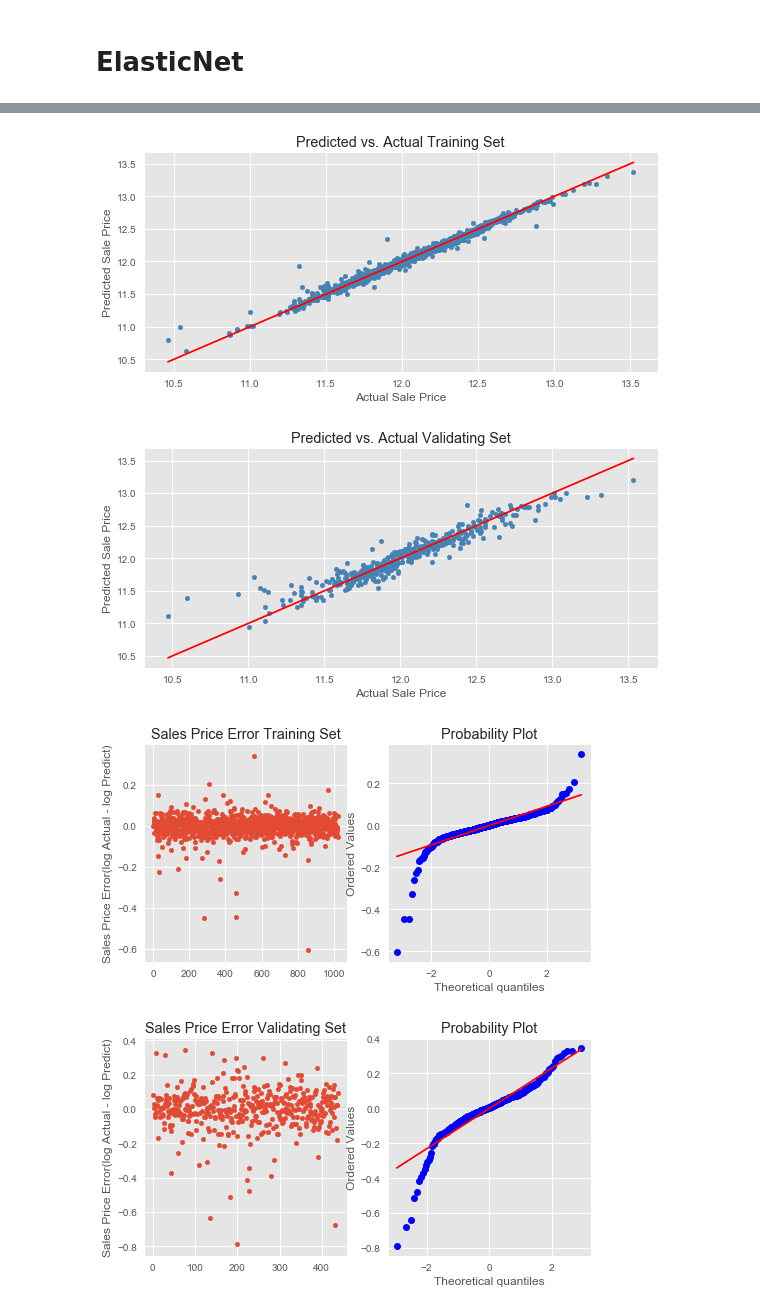
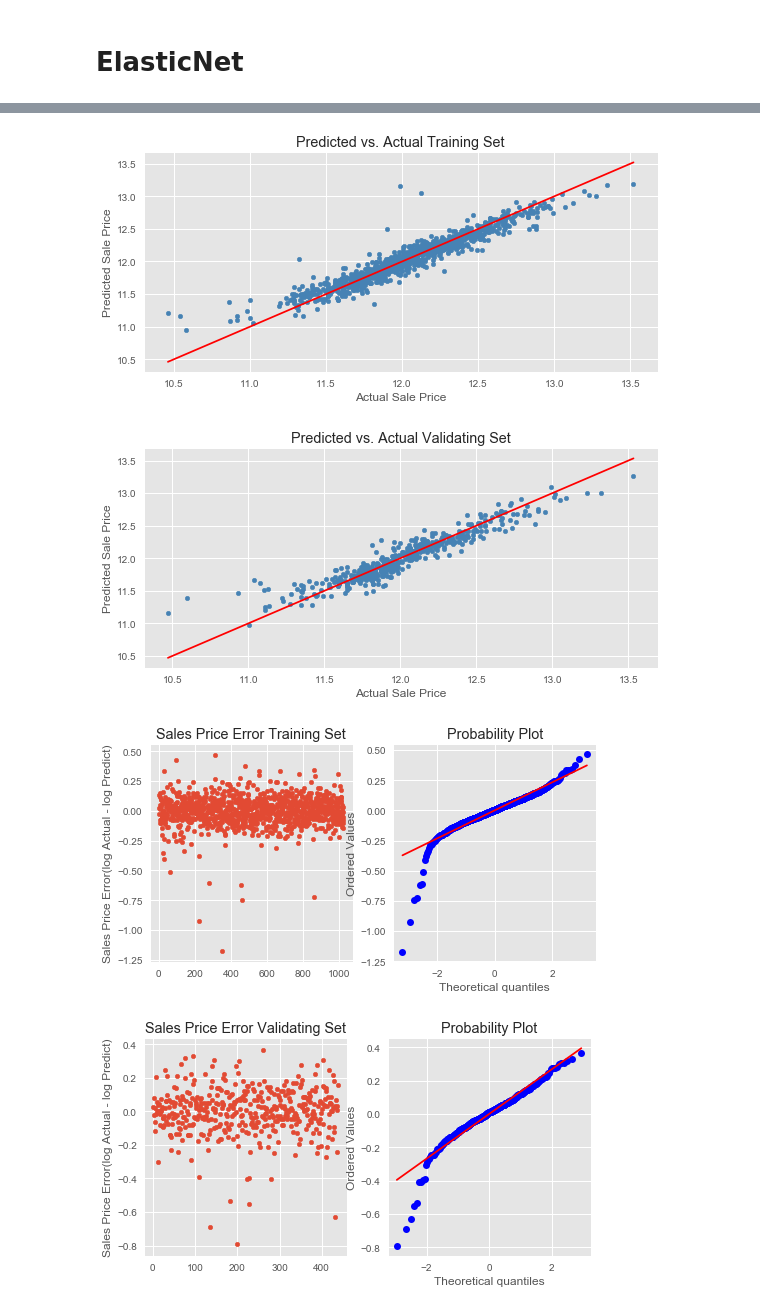
Before and after one commit to noklam/KaggleHousePricePrediction, a Jupyter notebook: ElasticNet.ipynb, the cells around one changed output, grey strips where cells are left out. Saved outputs shown, nothing was run; the diff lists cells and outputs as text; code cells hidden in the pictures.

Commit message:
Clean the data with features that appear less than 5 times in train/test set

```diff
--- a/ElasticNet.ipynb
+++ b/ElasticNet.ipynb
@@ -35,6 +35,8 @@ remove_features = trainset.columns[trainset.isnull().sum()>1000]
 testset = testset.drop(remove_features,1)
 testset_id = testset['Id']
 testset = testset.drop('Id', 1)
+trainset_id = trainset['Id']
+trainset = trainset.drop('Id', 1)
 ## GarageCars has a higher correlation, so Garage Area and GarageYearBlt will be dropped.
 ## TotalBsmtSF has a higher correlation with 1stFlrSF, so it will be dropped as well.
 trainset = trainset.drop(['1stFlrSF','GarageArea','GarageYrBlt'],1)
@@ -44,6 +46,8 @@ testset = testset.drop(['1stFlrSF','GarageArea','GarageYrBlt'],1)
 drop_cols = ['Street', 'Utilities', 'Condition2', 'RoofMatl', 'Heating']
 trainset = trainset.drop(drop_cols, 1)
 testset = testset.drop(drop_cols, 1)
+trainset['MSSubClass'] = trainset['MSSubClass'].astype('category')
+testset['MSSubClass'] = testset['MSSubClass'].astype('category')
 #low_var_cat = [col for col in train.select_dtypes(exclude=['number']) if 1 - sum(train[col] == mode(train[col]))/len(train) < 0.03]
 #low_var_cat
 
@@ -66,6 +70,17 @@ for col in masterset.dtypes[masterset.dtypes == 'object'].index:
     for_dummy = masterset.pop(col)
     masterset = pd.concat([masterset, pd.get_dummies(for_dummy, prefix=col)], axis=1)
     train_labels_full = train_labels
+
+## Drop columns which has very few sample in trainset/testset
+#a=masterset.iloc[testset_index].sum()
+#b=masterset.iloc[range(len(trainset))].sum()
+trainset_nonexist_features = masterset.iloc[range(len(trainset))].sum()<10
+testset_nonexist_features = masterset.iloc[testset_index].sum()<10
+nonexist_features = masterset.columns[trainset_nonexist_features |
+                                      testset_nonexist_features].values
+masterset= masterset.drop(nonexist_features, axis = 1)
+
+
 train_features_full = masterset.iloc[range(len(trainset))]
 train_features = masterset.iloc[trainset_index]
 test_features = masterset.iloc[testset_index]
@@ -85,7 +100,7 @@ print(test_features.shape)
 ## RandomForest
 from sklearn import linear_model
 ## Model
-EN = linear_model.ElasticNetCV(  random_state = 2 )
+EN = linear_model.ElasticNetCV(  random_state = 42 )
 PipeEN = Pipeline([
         ('imp', Imputer(missing_values='NaN')),
         ('std', MinMaxScaler()),
@@ -94,18 +109,18 @@ PipeEN = Pipeline([
 # estimator parameters
 
 alphas = [50]
-l1_ratio = [ 0.01, 0.1,0.5,1]
+l1_ratio = [0.0001, 0.001, 0.01, 0.1,0.5,1]
 
 param_grid_EN = {
-              'imp__strategy': ['median','mean'],
+              'imp__strategy': ['mean','median'],
             'EN__n_alphas' :alphas,
             'EN__l1_ratio' : l1_ratio
                }
 # set model parameters to grid search object
 gridCV_EN = GridSearchCV(estimator = PipeEN,
                              param_grid = param_grid_EN,
-                             scoring = 'neg_mean_absolute_error',
-                             cv = 5 )
+                             scoring = 'neg_mean_squared_error',
+                             cv = 3)
 
 
 # train the model
@@ -141,5 +156,5 @@ import pickle
 # %%
 with open('model_EN.pkl','rb') as load:
     model_EN = pickle.load(load)
-helper.summary(model_EN,train_features.fillna(-1), train_labels, valid_features.fillna(-1), valid_labels)
+helper.summary(model_EN,train_features, train_labels, valid_features, valid_labels)
 # %% [output]
@@ -152,5 +167,5 @@ Root Mean Squarted Log Error (Valid set):  0.122828288877
-[figure, old version]
+[figure, new version]
-[figure, old version]
+[figure, new version]
-[figure, old version]
+[figure, new version]
-[figure, old version]
+[figure, new version]
 # %%
```
Also changed, not shown: parts of 7 cells of this notebook, 5 other files.
